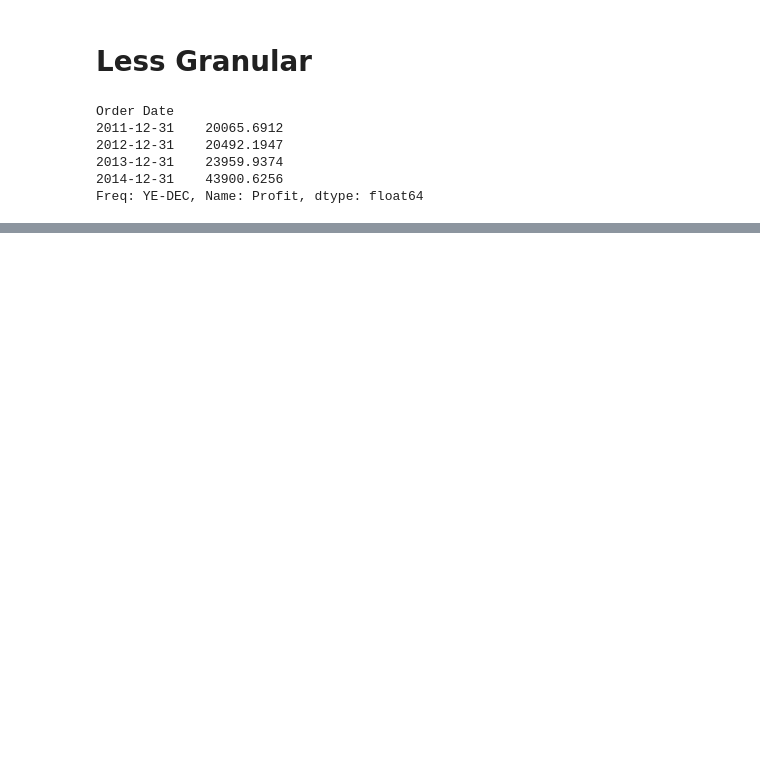
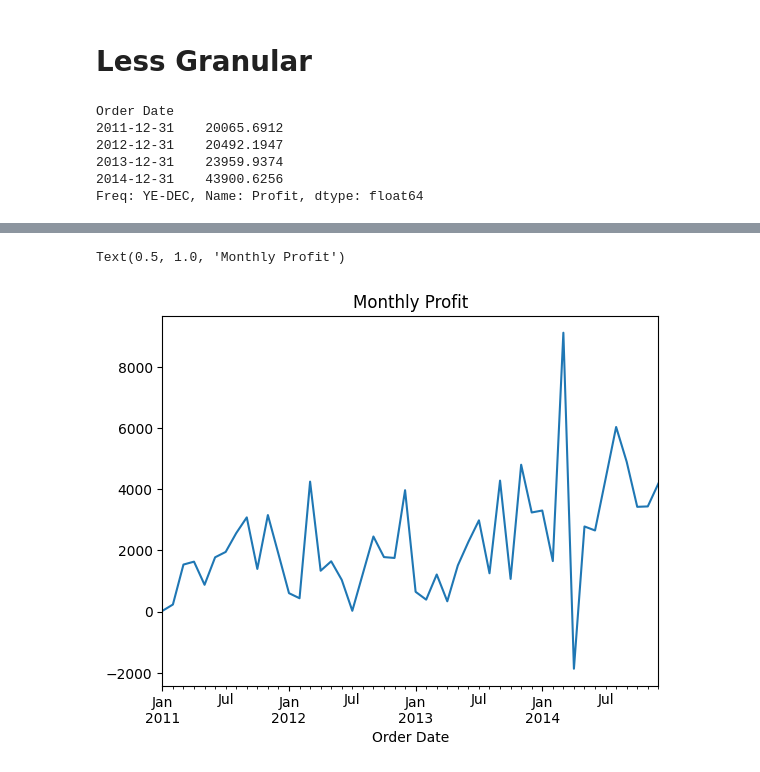
Before and after one commit to ksa-de101-0824/python-pandas, a Jupyter notebook: Demo/2 granularity.ipynb, the cells around one changed output, grey strips where cells are left out. Cells and saved outputs as stored; diff of their text form; code cells hidden in the pictures; blank space fills up the shorter version.

```diff
--- a/Demo/2 granularity.ipynb
+++ b/Demo/2 granularity.ipynb
@@ -81,0 +56,4 @@ df_monthly_sales.plot.line()
+# %%
+#resample from day to month
+df_monthly_profit = df.resample('1M', on = 'Order Date')['Profit'].sum()
+df_monthly_profit
@@ -81,0 +78,5 @@ df_monthly_sales.plot.line()
+# %%
+df_monthly_profit.plot.line().set_title("Monthly Profit")
+# %% [output]
+Text(0.5, 1.0, 'Monthly Profit')
+[figure, added]
```
Also changed, not shown: parts of 6 cells of this notebook.
